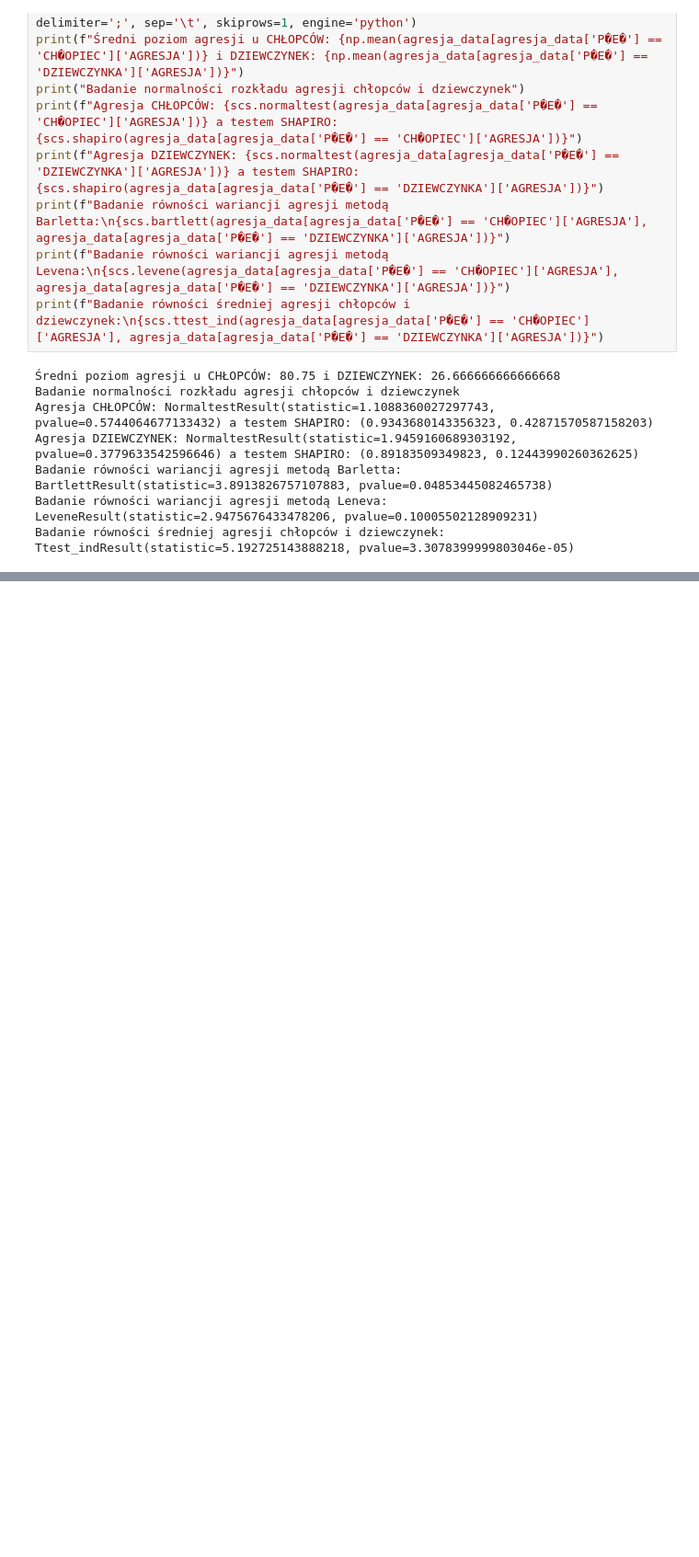
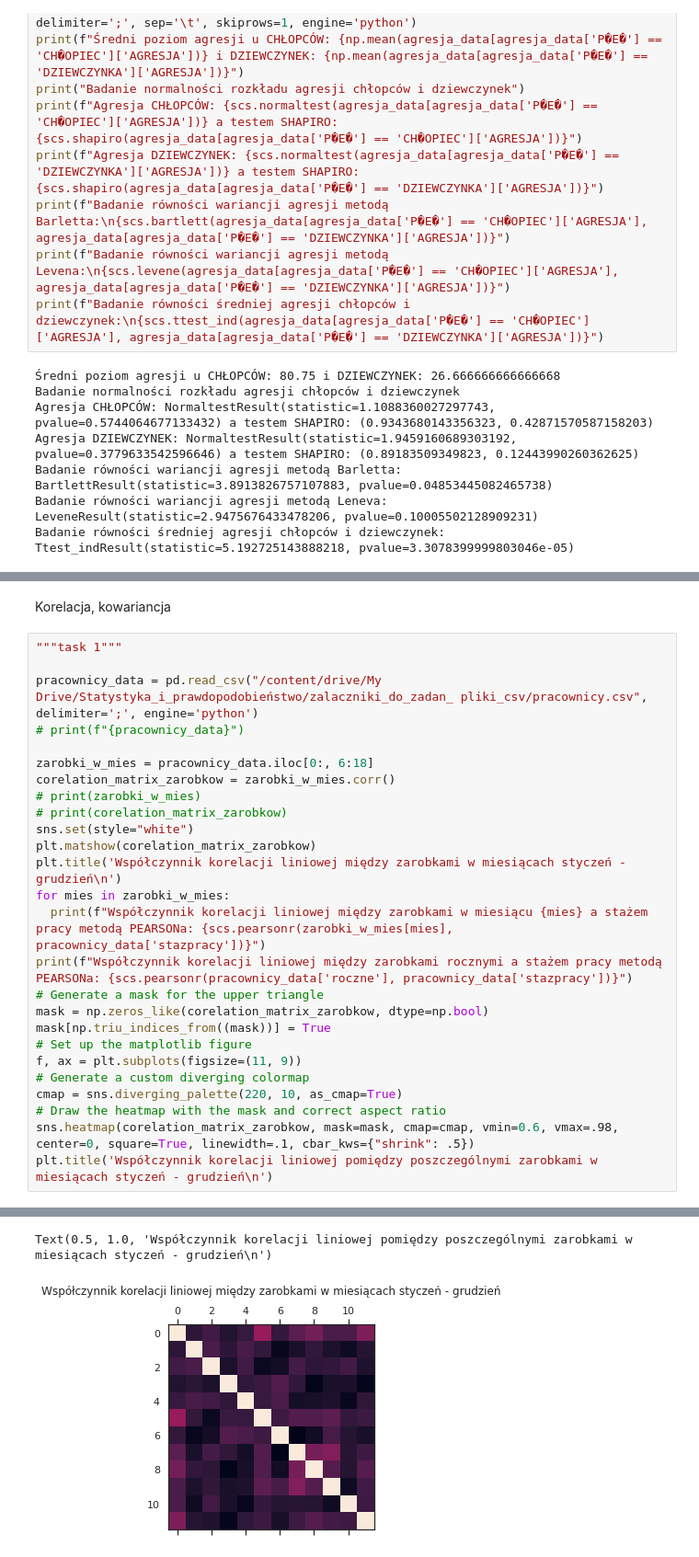
Before and after one commit to Zedbog/First_repository, a Jupyter notebook: Zadania_statystyka_i_prawdopodobieństwo.ipynb, the cells around one changed output, grey strips where cells are left out. Shown at 92% size. Cells and saved outputs as stored; diff of their text form; blank space fills up the shorter version.

```diff
--- a/Zadania_statystyka_i_prawdopodobieństwo.ipynb
+++ b/Zadania_statystyka_i_prawdopodobieństwo.ipynb
@@ -341,0 +357,29 @@ Ttest_indResult(statistic=5.192725143888218, pvalue=3.3078399999803046e-05)
+# %% [markdown]
+Korelacja, kowariancja
+# %%
+"""task 1"""
+
+pracownicy_data = pd.read_csv("/content/drive/My Drive/Statystyka_i_prawdopodobieństwo/zalaczniki_do_zadan_ pliki_csv/pracownicy.csv", delimiter=';', engine='python')
+# print(f"{pracownicy_data}")
+
+zarobki_w_mies = pracownicy_data.iloc[0:, 6:18]
+corelation_matrix_zarobkow = zarobki_w_mies.corr()
+# print(zarobki_w_mies)
+# print(corelation_matrix_zarobkow)
+sns.set(style="white")
+plt.matshow(corelation_matrix_zarobkow)
+plt.title('Współczynnik korelacji liniowej między zarobkami w miesiącach styczeń - grudzień\n')
+for mies in zarobki_w_mies:
+  print(f"Współczynnik korelacji liniowej między zarobkami w miesiącu {mies} a stażem pracy metodą PEARSONa: {scs.pearsonr(zarobki_w_mies[mies], pracownicy_data['stazpracy'])}")
+print(f"Współczynnik korelacji liniowej między zarobkami rocznymi a stażem pracy metodą PEARSONa: {scs.pearsonr(pracownicy_data['roczne'], pracownicy_data['stazpracy'])}")
+# Generate a mask for the upper triangle
+mask = np.zeros_like(corelation_matrix_zarobkow, dtype=np.bool)
+mask[np.triu_indices_from((mask))] = True
+# Set up the matplotlib figure
+f, ax = plt.subplots(figsize=(11, 9))
+# Generate a custom diverging colormap
+cmap = sns.diverging_palette(220, 10, as_cmap=True)
+# Draw the heatmap with the mask and correct aspect ratio
+sns.heatmap(corelation_matrix_zarobkow, mask=mask, cmap=cmap, vmin=0.6, vmax=.98, center=0, square=True, linewidth=.1, cbar_kws={"shrink": .5})
+plt.title('Współczynnik korelacji liniowej pomiędzy poszczególnymi zarobkami w miesiącach styczeń - grudzień\n')
+# %% [output]
@@ -341,0 +399,2 @@ Ttest_indResult(statistic=5.192725143888218, pvalue=3.3078399999803046e-05)
+Text(0.5, 1.0, 'Współczynnik korelacji liniowej pomiędzy poszczególnymi zarobkami w miesiącach styczeń - grudzień\n')
+[figure, added]
```
Also changed, not shown: parts of 8 cells of this notebook.
